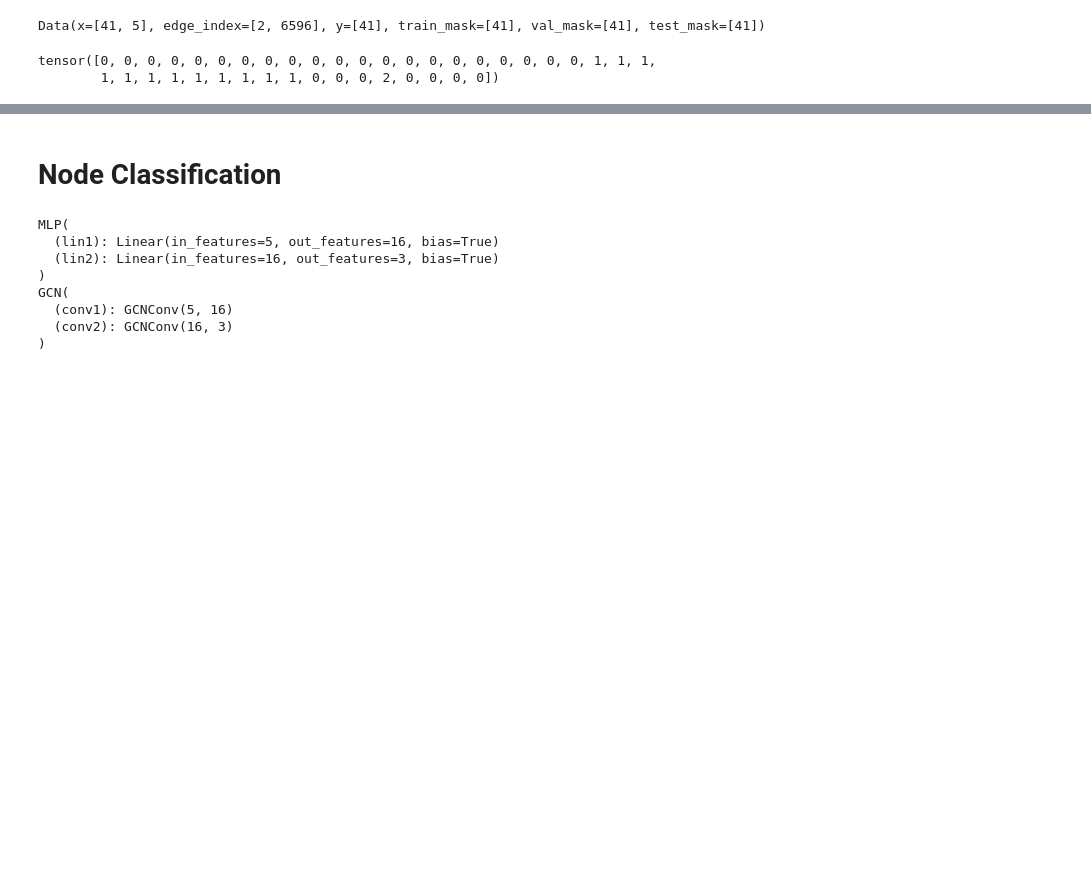
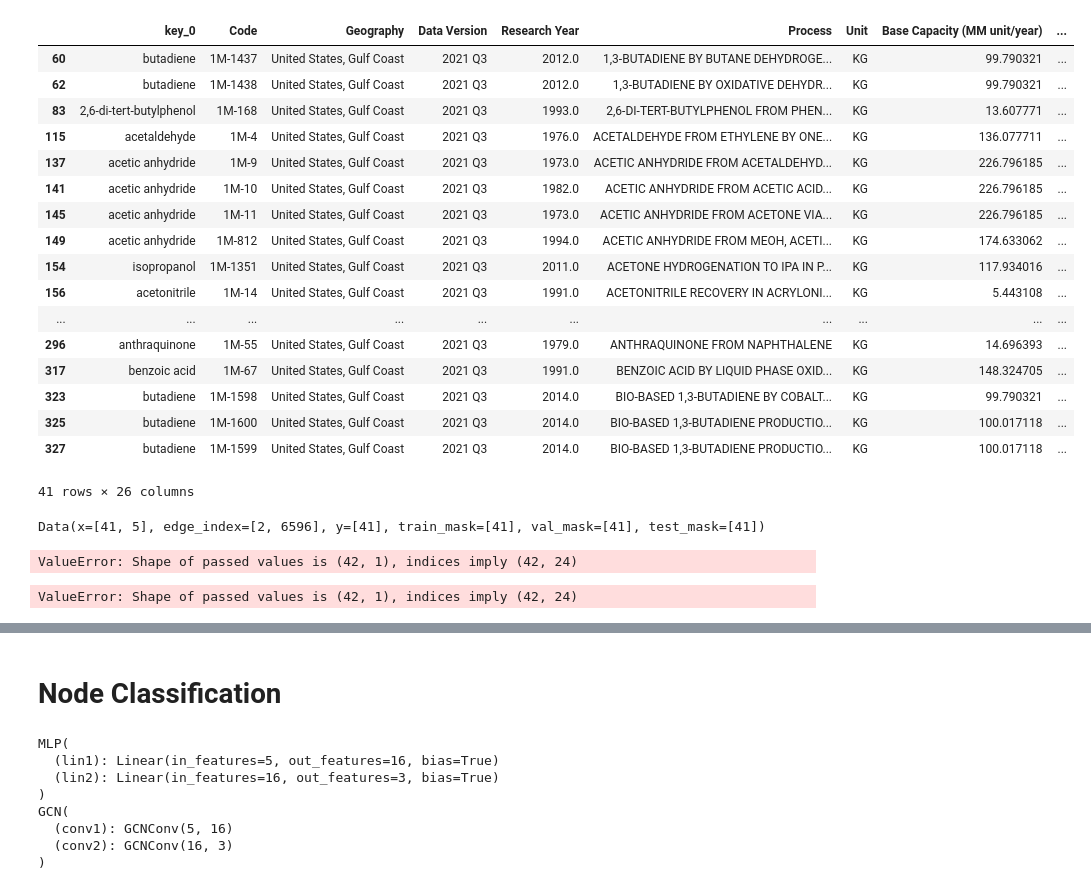
Before and after one commit to luke-scot/emissions-tracking, a Jupyter notebook: notebooks/graphs/IHS_graph.ipynb, the cells around one changed output, grey strips where cells are left out. Drawn from its saved outputs; the diff is of its cells as text; code cells hidden in the pictures; blank space fills up the shorter version.

```diff
--- a/notebooks/graphs/IHS_graph.ipynb
+++ b/notebooks/graphs/IHS_graph.ipynb
@@ -82,3 +84,24 @@ ihs = IHSData()
+# %%
+emissions
+# %% [output]
+|  | key_0 | Code | Geography | Data Version | Research Year | Process | Unit | Base Capacity (MM unit/year) | ... |
+| 60 | butadiene | 1M-1437 | United States, Gulf Coast | 2021 Q3 | 2012.0 | 1,3-BUTADIENE BY BUTANE DEHYDROGE... | KG | 99.790321 | ... |
+| 62 | butadiene | 1M-1438 | United States, Gulf Coast | 2021 Q3 | 2012.0 | 1,3-BUTADIENE BY OXIDATIVE DEHYDR... | KG | 99.790321 | ... |
+| 83 | 2,6-di-tert-butylphenol | 1M-168 | United States, Gulf Coast | 2021 Q3 | 1993.0 | 2,6-DI-TERT-BUTYLPHENOL FROM PHEN... | KG | 13.607771 | ... |
+| 115 | acetaldehyde | 1M-4 | United States, Gulf Coast | 2021 Q3 | 1976.0 | ACETALDEHYDE FROM ETHYLENE BY ONE... | KG | 136.077711 | ... |
+| 137 | acetic anhydride | 1M-9 | United States, Gulf Coast | 2021 Q3 | 1973.0 | ACETIC ANHYDRIDE FROM ACETALDEHYD... | KG | 226.796185 | ... |
+| 141 | acetic anhydride | 1M-10 | United States, Gulf Coast | 2021 Q3 | 1982.0 | ACETIC ANHYDRIDE FROM ACETIC ACID... | KG | 226.796185 | ... |
+| 145 | acetic anhydride | 1M-11 | United States, Gulf Coast | 2021 Q3 | 1973.0 | ACETIC ANHYDRIDE FROM ACETONE VIA... | KG | 226.796185 | ... |
+| 149 | acetic anhydride | 1M-812 | United States, Gulf Coast | 2021 Q3 | 1994.0 | ACETIC ANHYDRIDE FROM MEOH, ACETI... | KG | 174.633062 | ... |
+| 154 | isopropanol | 1M-1351 | United States, Gulf Coast | 2021 Q3 | 2011.0 | ACETONE HYDROGENATION TO IPA IN P... | KG | 117.934016 | ... |
+| 156 | acetonitrile | 1M-14 | United States, Gulf Coast | 2021 Q3 | 1991.0 | ACETONITRILE RECOVERY IN ACRYLONI... | KG | 5.443108 | ... |
+| ... | ... | ... | ... | ... | ... | ... | ... | ... | ... |
+| 296 | anthraquinone | 1M-55 | United States, Gulf Coast | 2021 Q3 | 1979.0 | ANTHRAQUINONE FROM NAPHTHALENE | KG | 14.696393 | ... |
+| 317 | benzoic acid | 1M-67 | United States, Gulf Coast | 2021 Q3 | 1991.0 | BENZOIC ACID BY LIQUID PHASE OXID... | KG | 148.324705 | ... |
+| 323 | butadiene | 1M-1598 | United States, Gulf Coast | 2021 Q3 | 2014.0 | BIO-BASED 1,3-BUTADIENE BY COBALT... | KG | 99.790321 | ... |
+| 325 | butadiene | 1M-1600 | United States, Gulf Coast | 2021 Q3 | 2014.0 | BIO-BASED 1,3-BUTADIENE PRODUCTIO... | KG | 100.017118 | ... |
+| 327 | butadiene | 1M-1599 | United States, Gulf Coast | 2021 Q3 | 2014.0 | BIO-BASED 1,3-BUTADIENE PRODUCTIO... | KG | 100.017118 | ... |
+41 rows × 26 columns
 # %%
 emissions = ihs.ecoinvent_emissions()
 
@@ -95,7 +118,13 @@ RandomNodeSplit('train_rest', num_val=5, num_test=5)(graph)
 # %% [output]
 Data(x=[41, 5], edge_index=[2, 6596], y=[41], train_mask=[41], val_mask=[41], test_mask=[41])
-# %%
-y
-# %% [output]
-tensor([0, 0, 0, 0, 0, 0, 0, 0, 0, 0, 0, 0, 0, 0, 0, 0, 0, 0, 0, 0, 0, 1, 1, 1,
-        1, 1, 1, 1, 1, 1, 1, 1, 1, 0, 0, 0, 2, 0, 0, 0, 0])
+# %%
+df = pd.DataFrame([],columns=ihs.materials['Source'].unique())
+grouped = pd.concat([ihs.materials.groupby('Product')[col].unique().apply(list) for col in ['Source','Value']],axis=1)
+for i, proc in enumerate(emissions.Name):
+    df = pd.concat([df,pd.DataFrame(grouped.loc[proc].Value, columns=grouped.loc[proc].Source)])
+# %% [output]
+ValueError: Shape of passed values is (42, 1), indices imply (42, 24)
+# %%
+pd.DataFrame(grouped.loc[proc].Value, columns=grouped.loc[proc].Source)
+# %% [output]
+ValueError: Shape of passed values is (42, 1), indices imply (42, 24)
```
Also changed, not shown: parts of 10 cells of this notebook.
